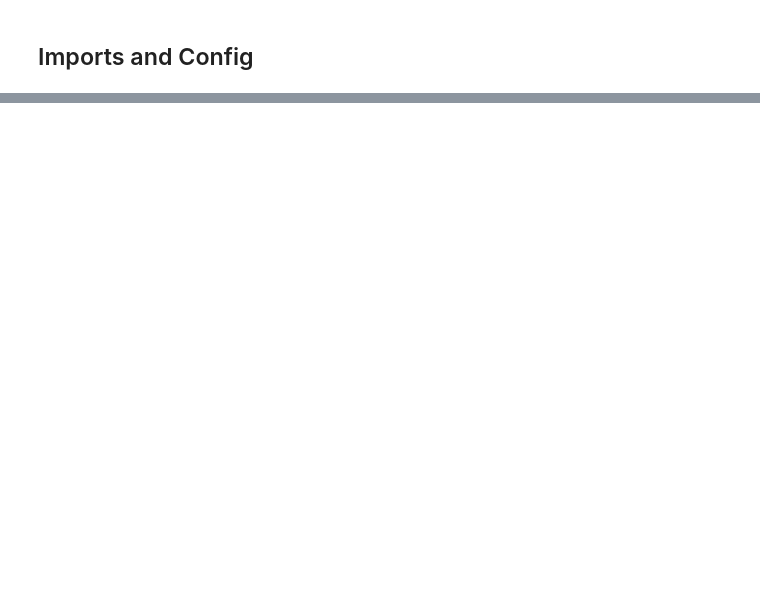
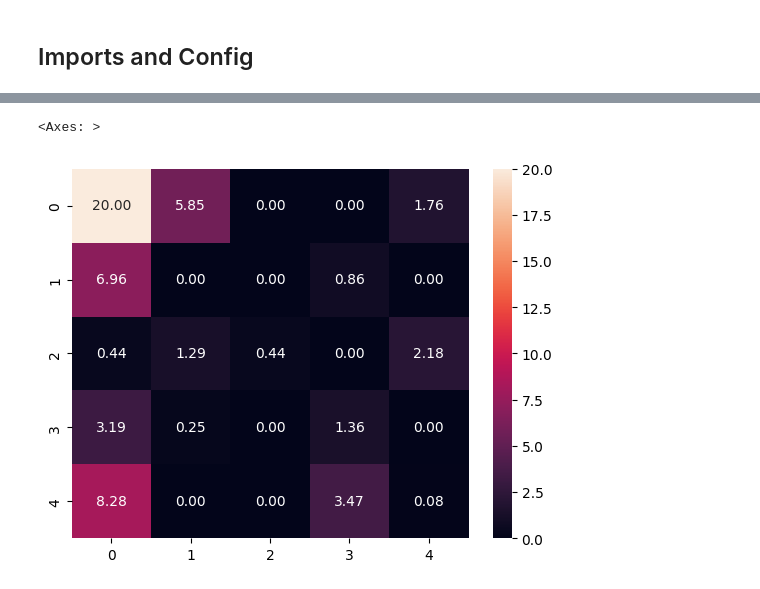
Before and after one commit to AdityaC-003/CS6700_RL_A3, a Jupyter notebook: A3.ipynb, the cells around one changed output, grey strips where cells are left out. Cells and saved outputs as stored; diff of their text form; code cells hidden in the pictures; blank space fills up the shorter version.

```diff
--- a/A3.ipynb
+++ b/A3.ipynb
@@ -168,0 +221,11 @@ class Trainer:
+# %%
+# select every 4th row of q_values and put it into a grid
+# desination fixed to be red
+
+grid = agent.q_values[::4].max(axis=1)
+grid = grid.reshape(5, 5, 5)
+grid = grid.max(axis=2)
+sns.heatmap(grid, annot=True, fmt=".2f")
+# %% [output]
+<Axes: >
+[figure, added]
```
Also changed, not shown: parts of 7 cells of this notebook.
